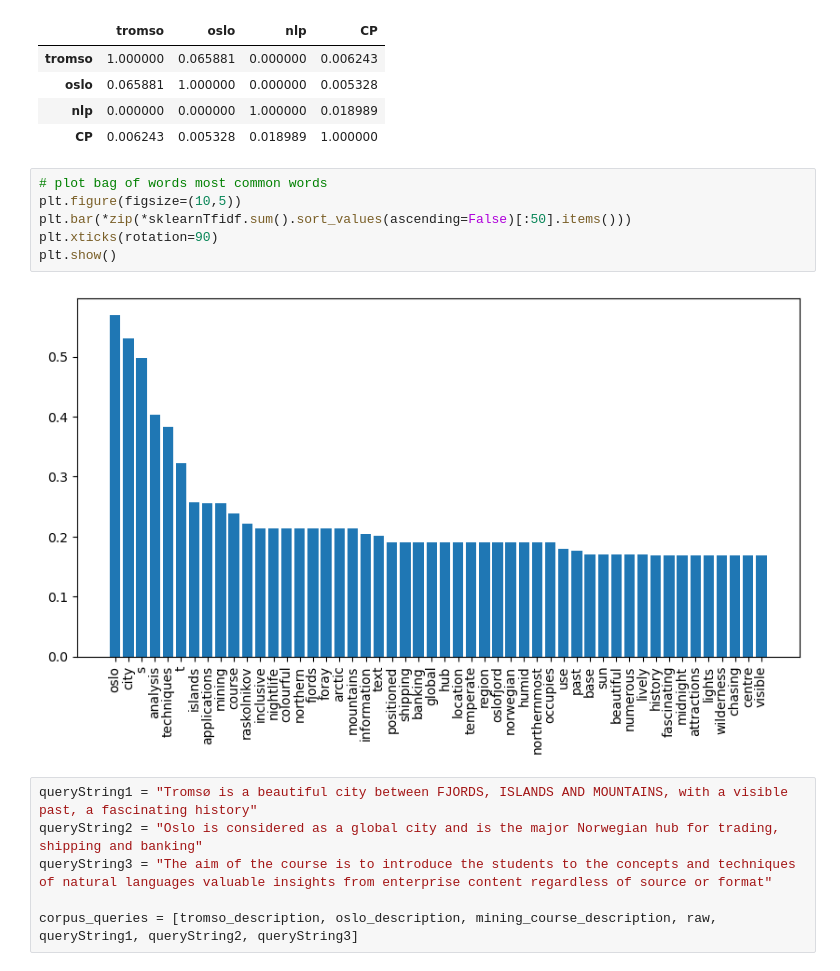
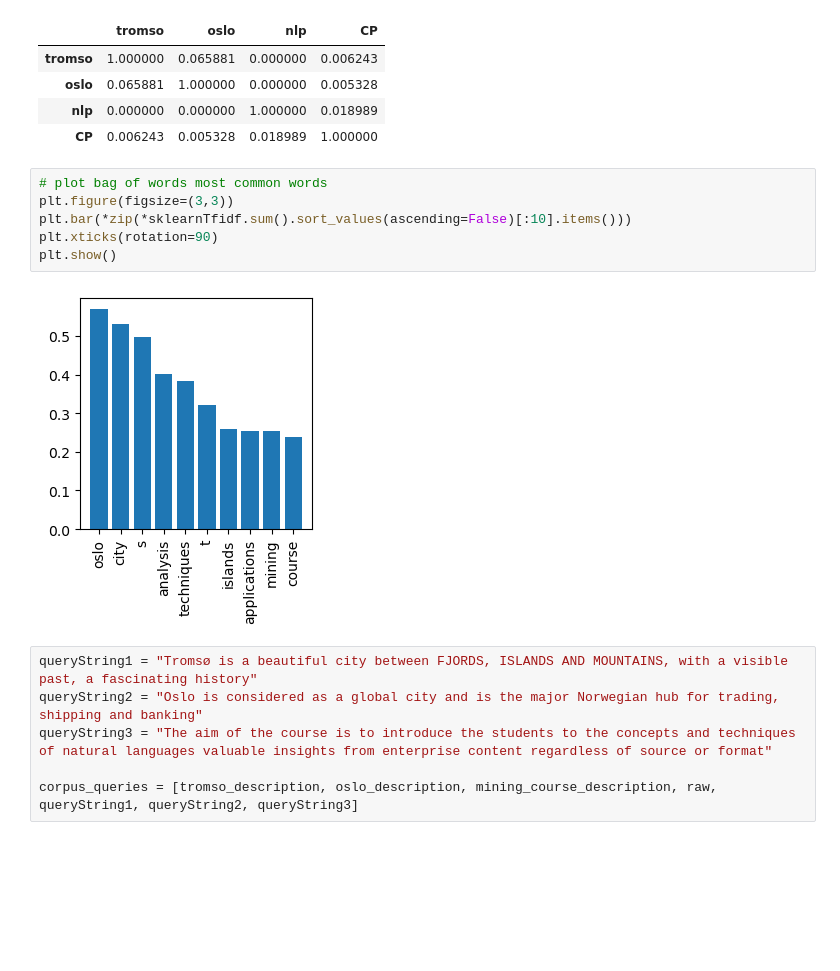
Before and after one commit to jlang62/machine-learning-exercises, a Jupyter notebook: nlp_assignment/task1.ipynb, the cells around one changed output. Saved outputs shown, nothing was run; the diff lists cells and outputs as text; blank space fills up the shorter version.

```diff
--- a/nlp_assignment/task1.ipynb
+++ b/nlp_assignment/task1.ipynb
@@ -239,12 +257,12 @@ similarity_tfidf.head()
 | CP | 0.006243 | 0.005328 | 0.018989 | 1.000000 |
 # %%
 # plot bag of words most common words
-plt.figure(figsize=(10,5))
-plt.bar(*zip(*sklearnTfidf.sum().sort_values(ascending=False)[:50].items()))
+plt.figure(figsize=(3,3))
+plt.bar(*zip(*sklearnTfidf.sum().sort_values(ascending=False)[:10].items()))
 plt.xticks(rotation=90)
 plt.show()
 # %% [output]
-[figure, old version]
+[figure, new version]
 # %%
 queryString1 = "Tromsø is a beautiful city between FJORDS, ISLANDS AND MOUNTAINS, with a visible past, a fascinating history"
 queryString2 = "Oslo is considered as a global city and is the major Norwegian hub for trading, shipping and banking"
```
Also changed, not shown: parts of 2 cells of this notebook, 1 other file.
